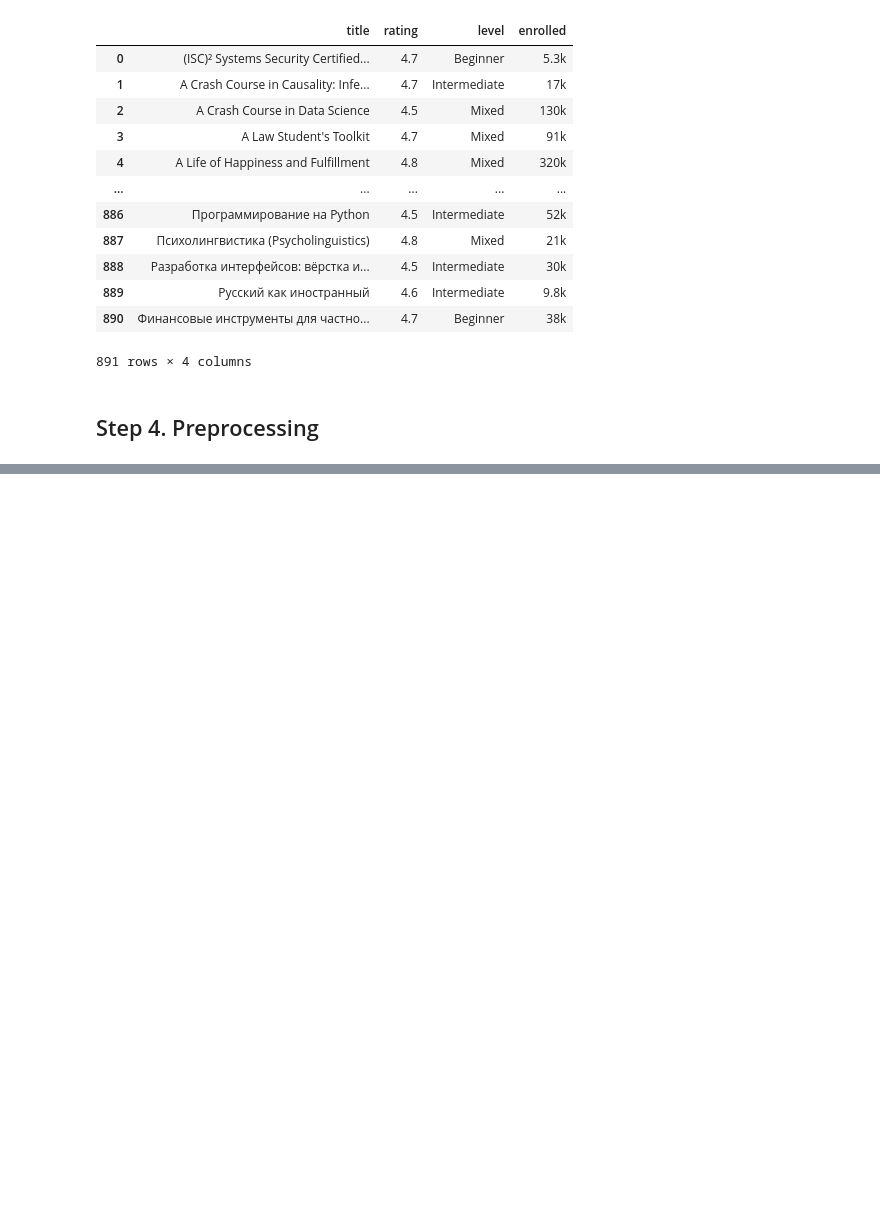
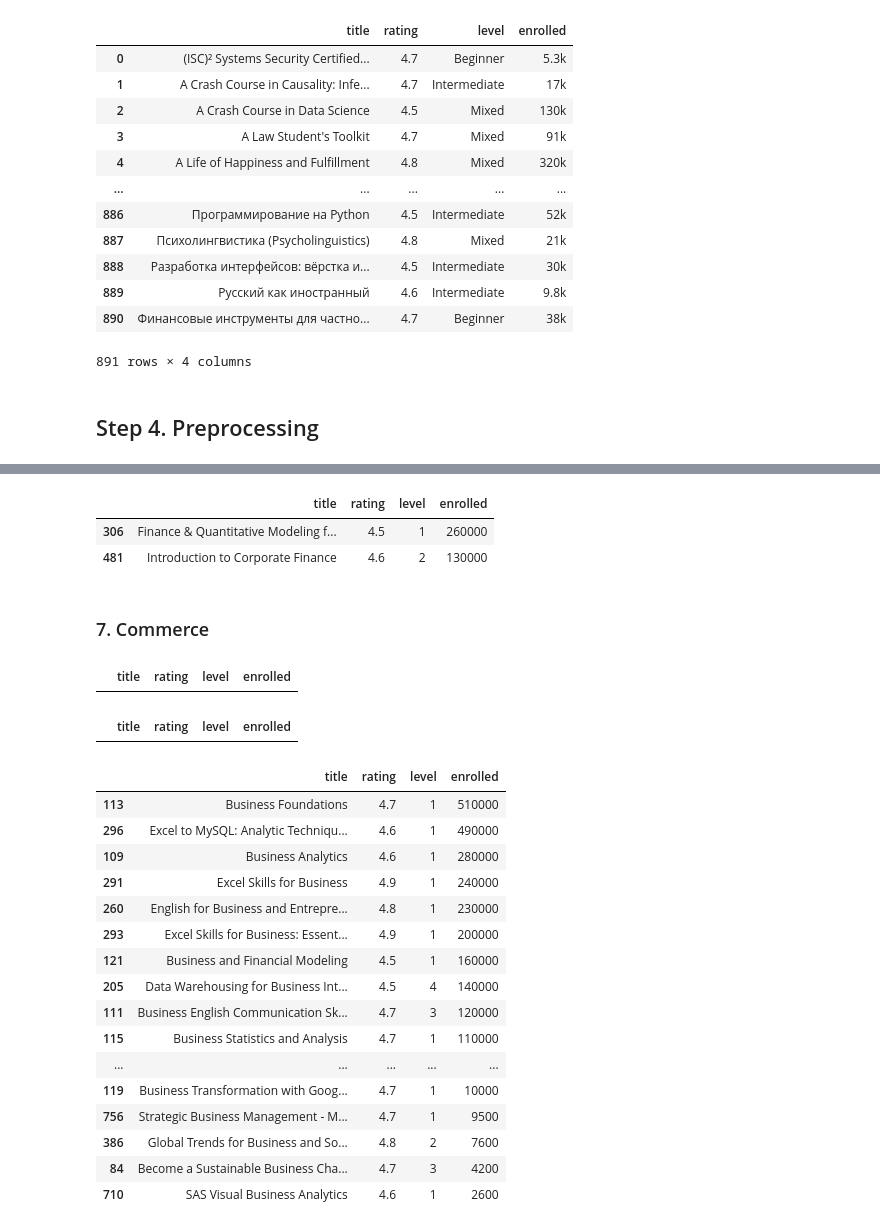
Before and after one commit to sw-song/Tech-Trends-2020, a Jupyter notebook: coursera.ipynb, the cells around one changed output, grey strips where cells are left out. Saved outputs shown, nothing was run; the diff lists cells and outputs as text; code cells hidden in the pictures; blank space fills up the shorter version.

```diff
--- a/coursera.ipynb
+++ b/coursera.ipynb
@@ -89,0 +724,41 @@ df
+# %%
+Finance_Courses = df[df['title'].str.contains('Finance')].sort_values(by=['enrolled'], ascending=False)
+Finance_BestSellers = Finance_Courses[Finance_Courses['enrolled']>100000]
+Finance_BestSellers
+# %% [output]
+|  | title | rating | level | enrolled |
+| 306 | Finance & Quantitative Modeling f... | 4.5 | 1 | 260000 |
+| 481 | Introduction to Corporate Finance | 4.6 | 2 | 130000 |
+# %% [markdown]
+### 7. Commerce
+# %%
+# Commerce 데이터 확인
+df[df['title'].str.contains('Commerce')].sort_values(by=['enrolled'], ascending=False)
+# %% [output]
+|  | title | rating | level | enrolled |
+# %%
+# 유관 데이터 확인
+df[df['title'].str.contains('Shopping')].sort_values(by=['enrolled'], ascending=False)
+# %% [output]
+|  | title | rating | level | enrolled |
+# %%
+# 유관 데이터 확인
+df[df['title'].str.contains('Business')].sort_values(by=['enrolled'], ascending=False)
+# %% [output]
+|  | title | rating | level | enrolled |
+| 113 | Business Foundations | 4.7 | 1 | 510000 |
+| 296 | Excel to MySQL: Analytic Techniqu... | 4.6 | 1 | 490000 |
+| 109 | Business Analytics | 4.6 | 1 | 280000 |
+| 291 | Excel Skills for Business | 4.9 | 1 | 240000 |
+| 260 | English for Business and Entrepre... | 4.8 | 1 | 230000 |
+| 293 | Excel Skills for Business: Essent... | 4.9 | 1 | 200000 |
+| 121 | Business and Financial Modeling | 4.5 | 1 | 160000 |
+| 205 | Data Warehousing for Business Int... | 4.5 | 4 | 140000 |
+| 111 | Business English Communication Sk... | 4.7 | 3 | 120000 |
+| 115 | Business Statistics and Analysis | 4.7 | 1 | 110000 |
+| ... | ... | ... | ... | ... |
+| 119 | Business Transformation with Goog... | 4.7 | 1 | 10000 |
+| 756 | Strategic Business Management - M... | 4.7 | 1 | 9500 |
+| 386 | Global Trends for Business and So... | 4.8 | 2 | 7600 |
+| 84 | Become a Sustainable Business Cha... | 4.7 | 3 | 4200 |
+| 710 | SAS Visual Business Analytics | 4.6 | 1 | 2600 |
```
Also changed, not shown: parts of 92 cells of this notebook.
